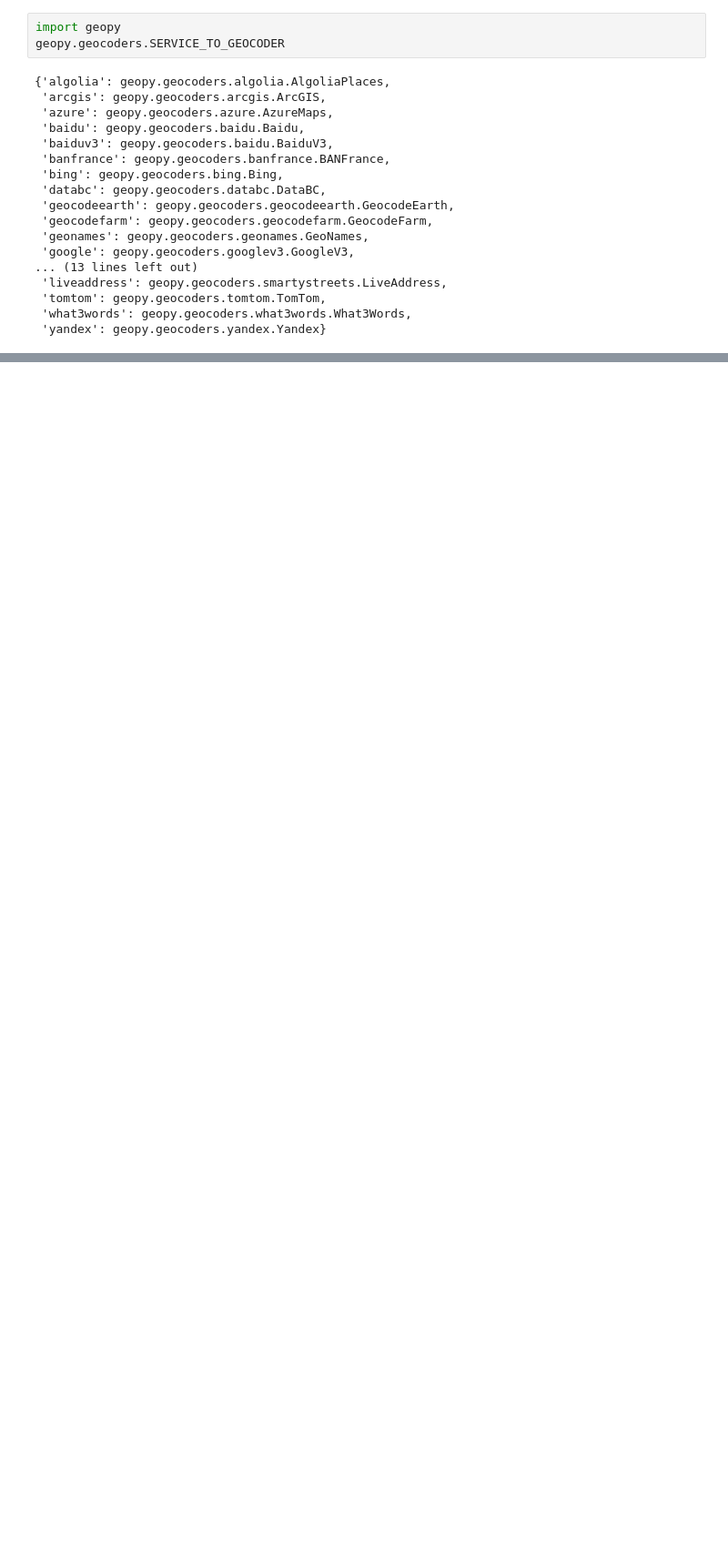
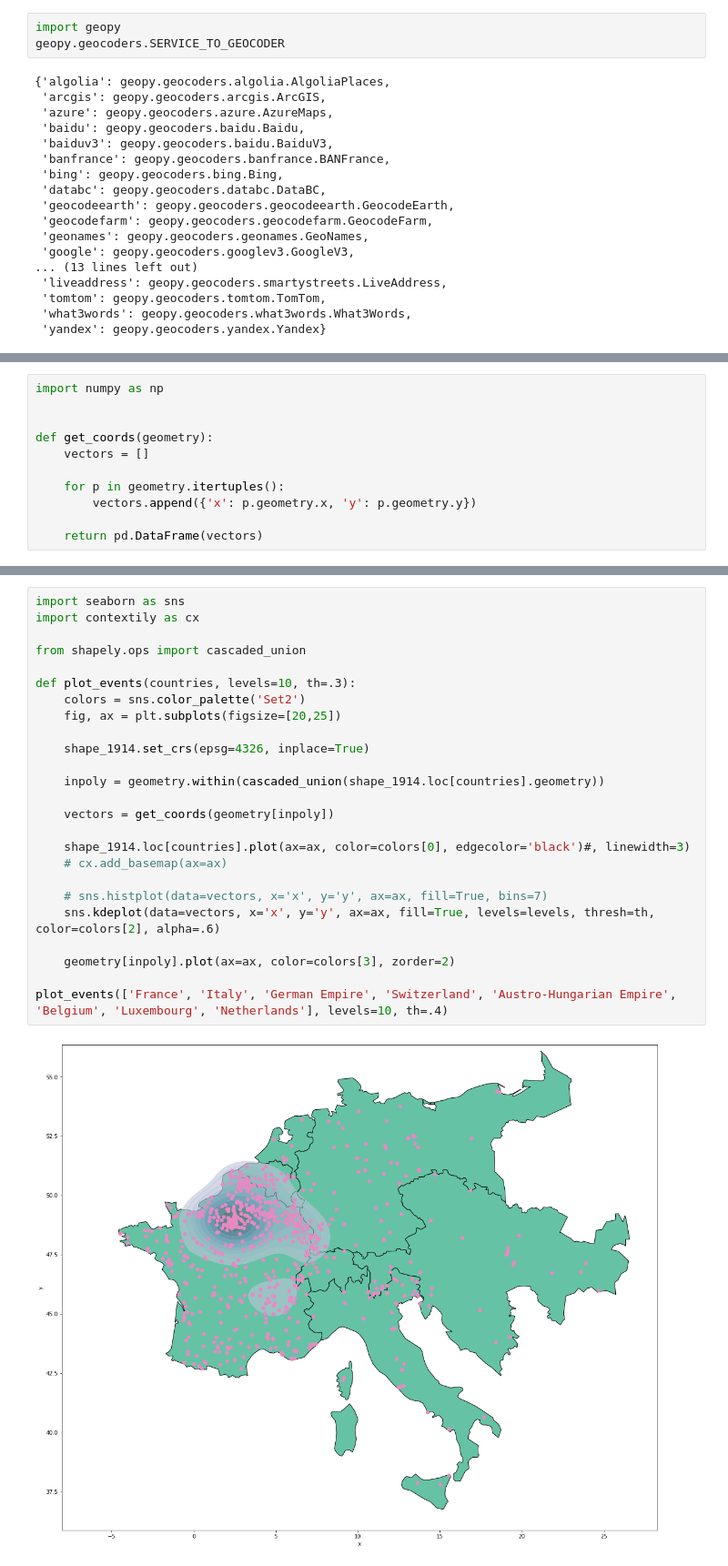
Before and after one commit to dhh21/SpaceWars, a Jupyter notebook: GeospatialAnalysis.ipynb, the cells around one changed output, grey strips where cells are left out. Shown: that part at 91% size. Cells and saved outputs as stored; diff of their text form; blank space fills up the shorter version.

```diff
--- a/GeospatialAnalysis.ipynb
+++ b/GeospatialAnalysis.ipynb
@@ -65,0 +161,11 @@ gdf.plot(ax=ax, color="red")
+# %%
+import numpy as np
+
+
+def get_coords(geometry):
+    vectors = []
+
+    for p in geometry.itertuples():
+        vectors.append({'x': p.geometry.x, 'y': p.geometry.y})
+
+    return pd.DataFrame(vectors)
@@ -65,0 +189,27 @@ gdf.plot(ax=ax, color="red")
+# %%
+import seaborn as sns
+import contextily as cx
+
+from shapely.ops import cascaded_union
+
+def plot_events(countries, levels=10, th=.3):
+    colors = sns.color_palette('Set2')
+    fig, ax = plt.subplots(figsize=[20,25])
+
+    shape_1914.set_crs(epsg=4326, inplace=True)
+
+    inpoly = geometry.within(cascaded_union(shape_1914.loc[countries].geometry))
+
+    vectors = get_coords(geometry[inpoly])
+
+    shape_1914.loc[countries].plot(ax=ax, color=colors[0], edgecolor='black')#, linewidth=3)
+    # cx.add_basemap(ax=ax)
+
+    # sns.histplot(data=vectors, x='x', y='y', ax=ax, fill=True, bins=7)
+    sns.kdeplot(data=vectors, x='x', y='y', ax=ax, fill=True, levels=levels, thresh=th, color=colors[2], alpha=.6)
+
+    geometry[inpoly].plot(ax=ax, color=colors[3], zorder=2)
+
+plot_events(['France', 'Italy', 'German Empire', 'Switzerland', 'Austro-Hungarian Empire', 'Belgium', 'Luxembourg', 'Netherlands'], levels=10, th=.4)
+# %% [output]
+[figure, added]
```
Also changed, not shown: parts of 24 cells of this notebook.
